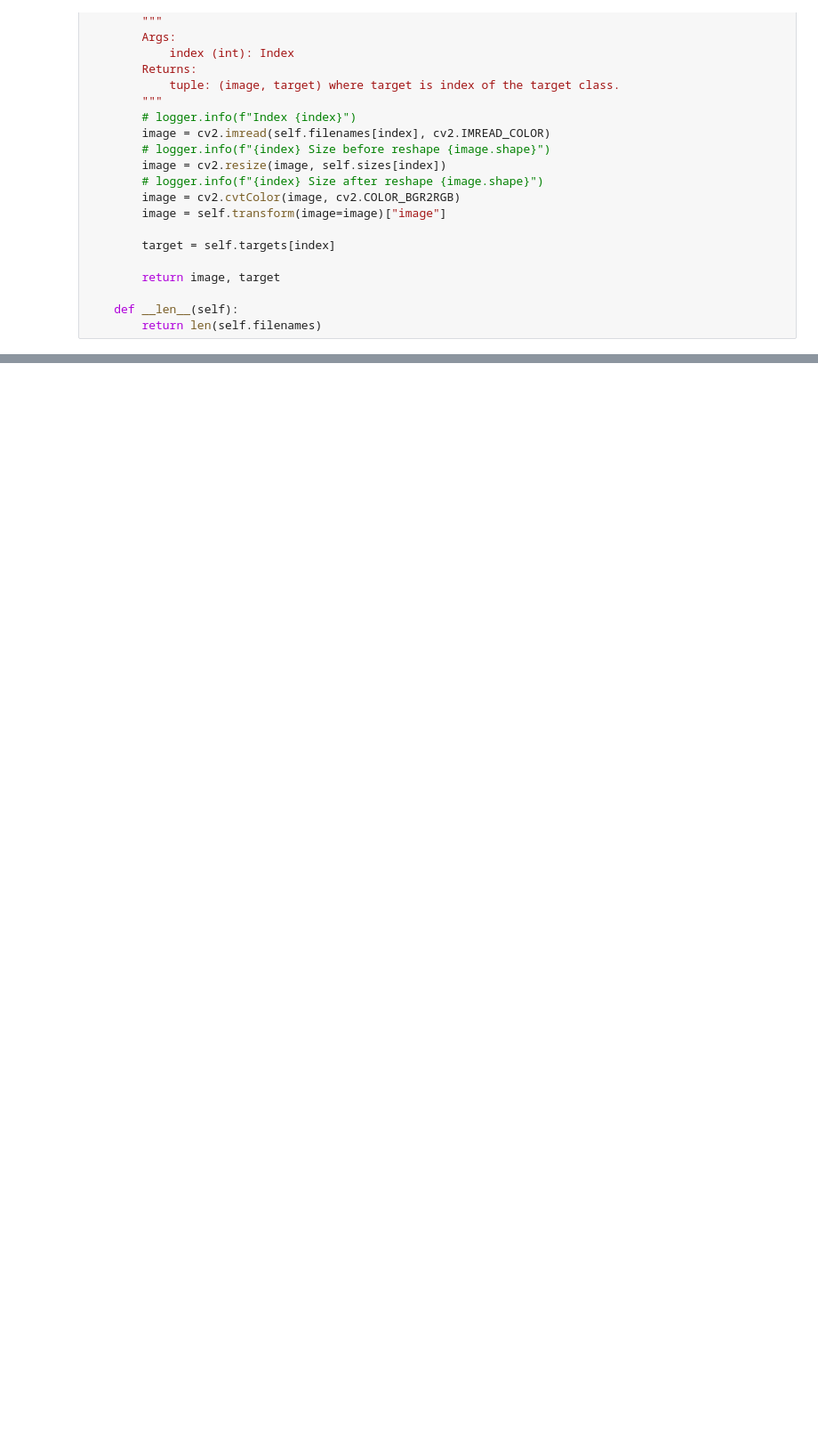
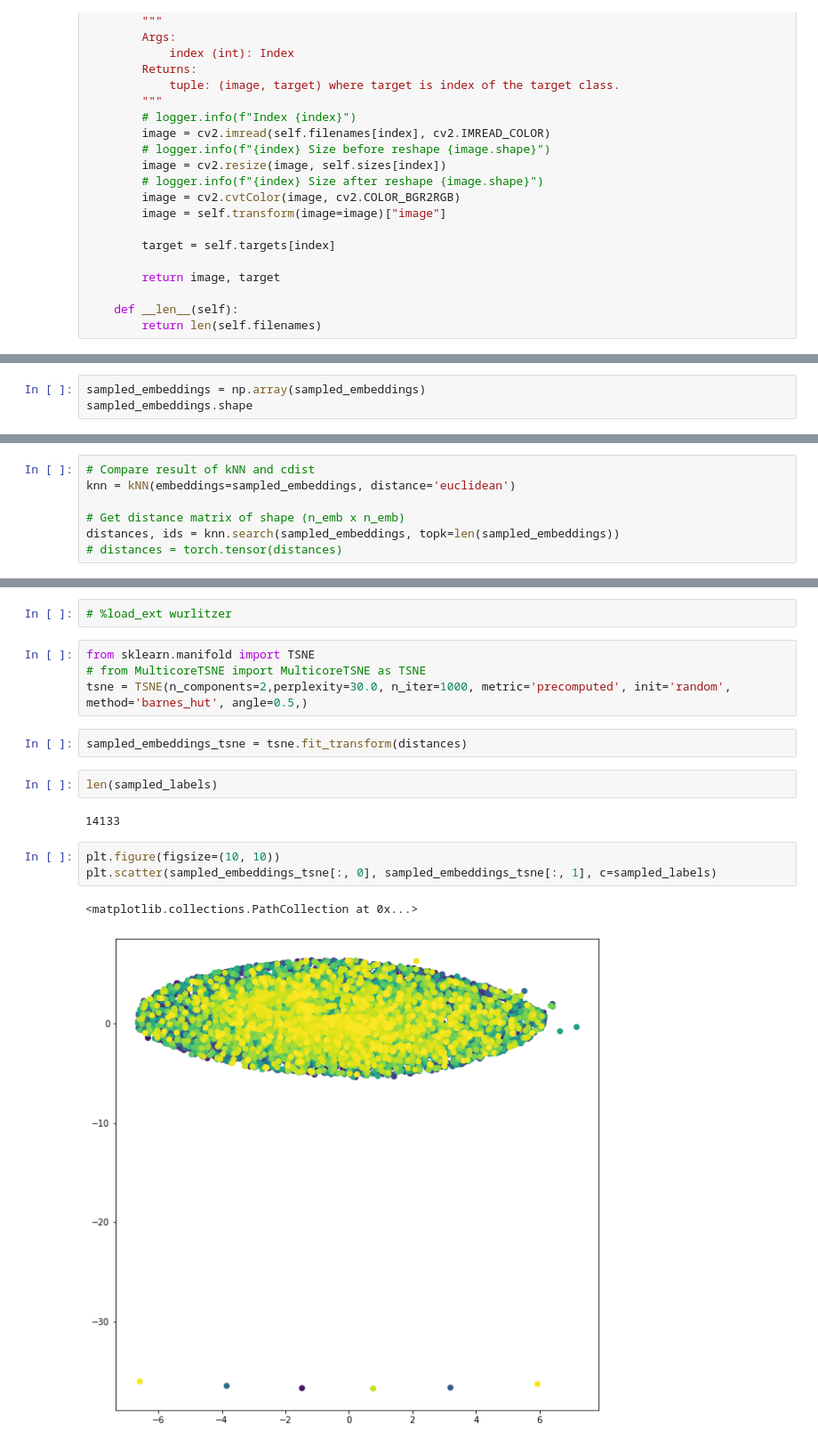
Before and after one commit to zakajd/huawei2020, a Jupyter notebook: notebooks/1_deduplicate.ipynb, the cells around one changed output, grey strips where cells are left out. Shown at 89% size. Drawn from its saved outputs; the diff is of its cells as text; blank space fills up the shorter version.

```diff
--- a/notebooks/1_deduplicate.ipynb
+++ b/notebooks/1_deduplicate.ipynb
@@ -1093,0 +516,3 @@ ModuleNotFoundError: No module named 'faiss'
+# %%
+sampled_embeddings = np.array(sampled_embeddings)
+sampled_embeddings.shape
@@ -1093,0 +521,7 @@ ModuleNotFoundError: No module named 'faiss'
+# %%
+# Compare result of kNN and cdist
+knn = kNN(embeddings=sampled_embeddings, distance='euclidean')
+
+# Get distance matrix of shape (n_emb x n_emb)
+distances, ids = knn.search(sampled_embeddings, topk=len(sampled_embeddings))
+# distances = torch.tensor(distances)
@@ -1093,0 +532,18 @@ ModuleNotFoundError: No module named 'faiss'
+# %%
+# %load_ext wurlitzer
+# %%
+from sklearn.manifold import TSNE
+# from MulticoreTSNE import MulticoreTSNE as TSNE
+tsne = TSNE(n_components=2,perplexity=30.0, n_iter=1000, metric='precomputed', init='random', method='barnes_hut', angle=0.5,)
+# %%
+sampled_embeddings_tsne = tsne.fit_transform(distances)
+# %%
+len(sampled_labels)
+# %% [output]
+14133
+# %%
+plt.figure(figsize=(10, 10))
+plt.scatter(sampled_embeddings_tsne[:, 0], sampled_embeddings_tsne[:, 1], c=sampled_labels)
+# %% [output]
+<matplotlib.collections.PathCollection at 0x...>
+[figure, added]
```
Also changed, not shown: parts of 131 cells of this notebook, 19 other files.
